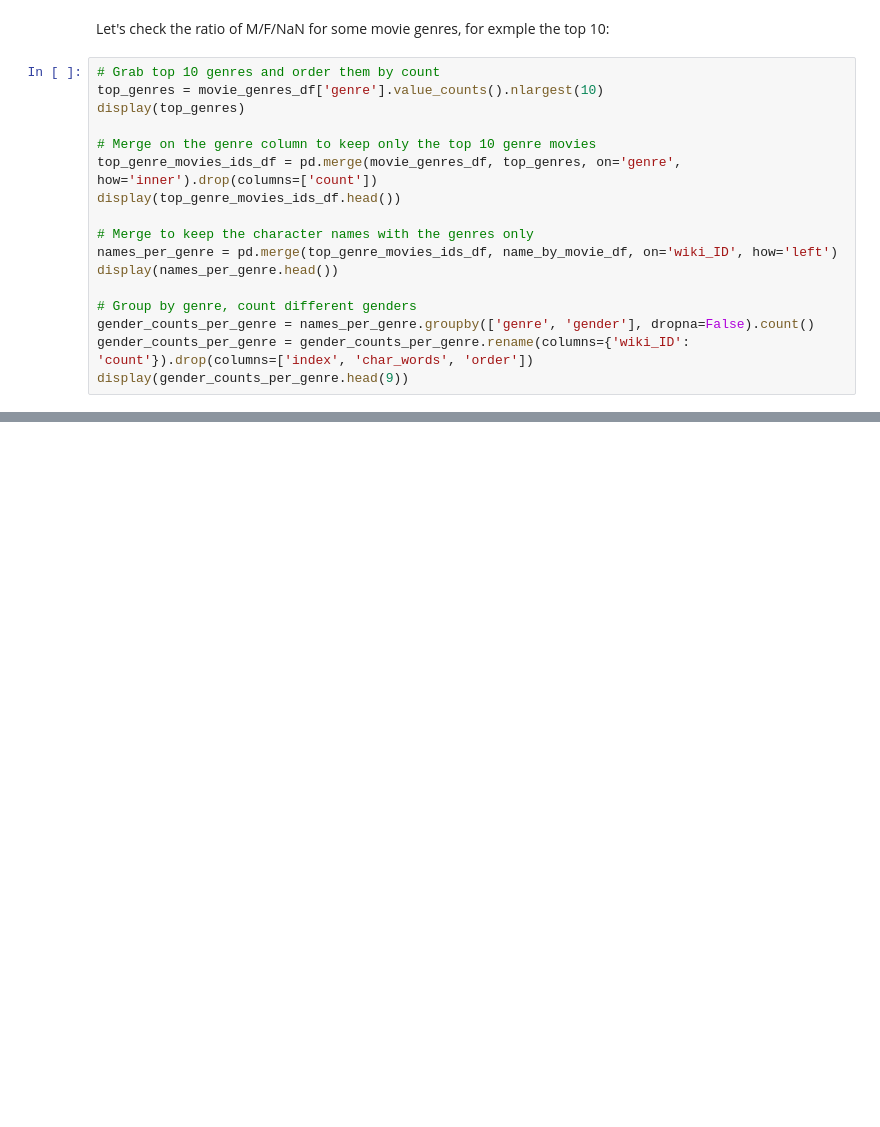
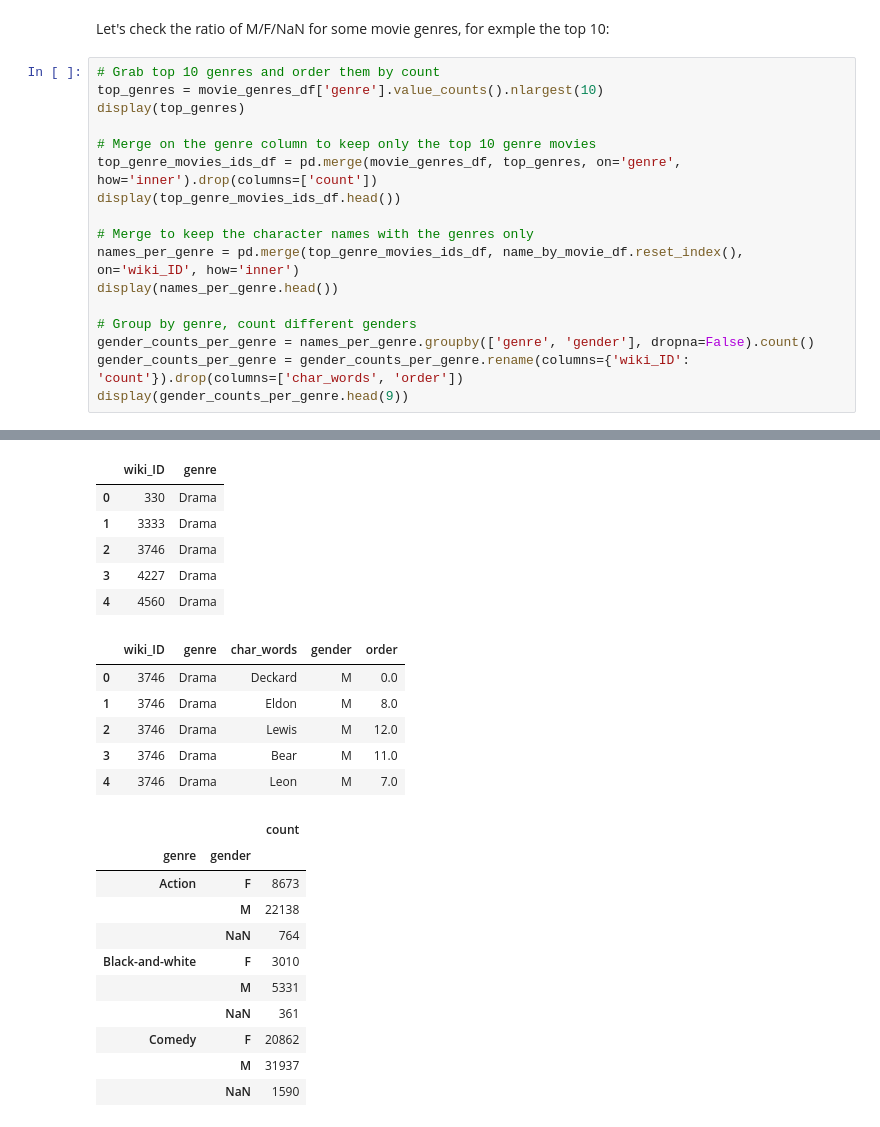
Before and after one commit to epfl-ada/ada-2023-project-abadakor, a Jupyter notebook: visualization.ipynb, the cells around one changed output, grey strips where cells are left out. Saved outputs shown, nothing was run; the diff lists cells and outputs as text; blank space fills up the shorter version.

```diff
--- a/visualization.ipynb
+++ b/visualization.ipynb
@@ -221,10 +283,11 @@ top_genre_movies_ids_df = pd.merge(movie_genres_df, top_genres, on='genre', how=
 display(top_genre_movies_ids_df.head())
 
 # Merge to keep the character names with the genres only
-names_per_genre = pd.merge(top_genre_movies_ids_df, name_by_movie_df, on='wiki_ID', how='left')
+names_per_genre = pd.merge(top_genre_movies_ids_df, name_by_movie_df.reset_index(), on='wiki_ID', how='inner')
 display(names_per_genre.head())
 
 # Group by genre, count different genders
 gender_counts_per_genre = names_per_genre.groupby(['genre', 'gender'], dropna=False).count()
-gender_counts_per_genre = gender_counts_per_genre.rename(columns={'wiki_ID': 'count'}).drop(columns=['index', 'char_words', 'order'])
+gender_counts_per_genre = gender_counts_per_genre.rename(columns={'wiki_ID': 'count'}).drop(columns=['char_words', 'order'])
 display(gender_counts_per_genre.head(9))
+# %% [output]
@@ -230,0 +306,23 @@ display(gender_counts_per_genre.head(9))
+|  | wiki_ID | genre |
+| 0 | 330 | Drama |
+| 1 | 3333 | Drama |
+| 2 | 3746 | Drama |
+| 3 | 4227 | Drama |
+| 4 | 4560 | Drama |
+|  | wiki_ID | genre | char_words | gender | order |
+| 0 | 3746 | Drama | Deckard | M | 0.0 |
+| 1 | 3746 | Drama | Eldon | M | 8.0 |
+| 2 | 3746 | Drama | Lewis | M | 12.0 |
+| 3 | 3746 | Drama | Bear | M | 11.0 |
+| 4 | 3746 | Drama | Leon | M | 7.0 |
+|  |  | count |
+| genre | gender |  |
+| Action | F | 8673 |
+|  | M | 22138 |
+|  | NaN | 764 |
+| Black-and-white | F | 3010 |
+|  | M | 5331 |
+|  | NaN | 361 |
+| Comedy | F | 20862 |
+|  | M | 31937 |
+|  | NaN | 1590 |
```
Also changed, not shown: parts of 19 cells of this notebook.
